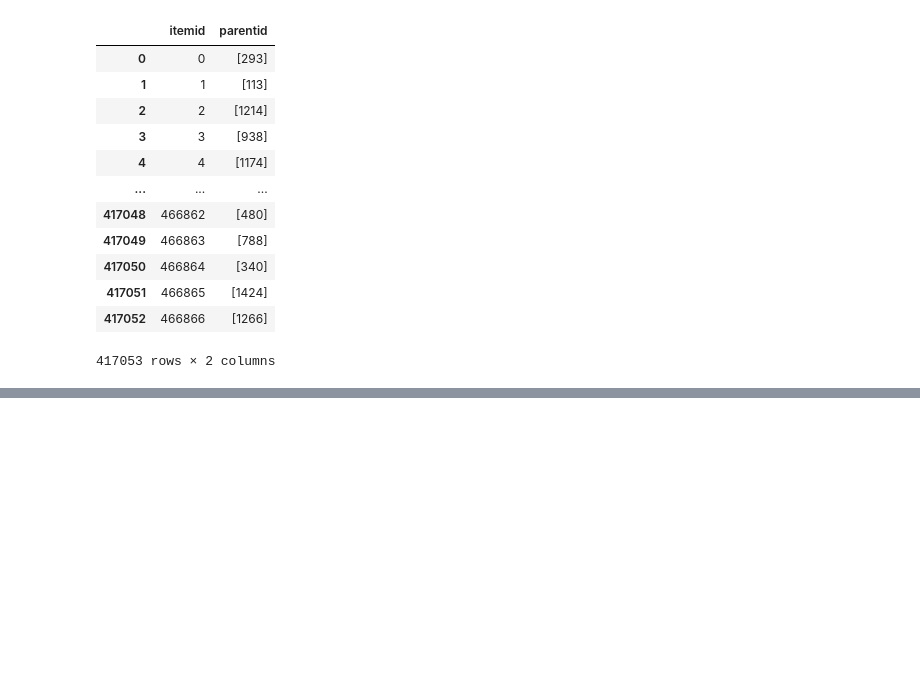
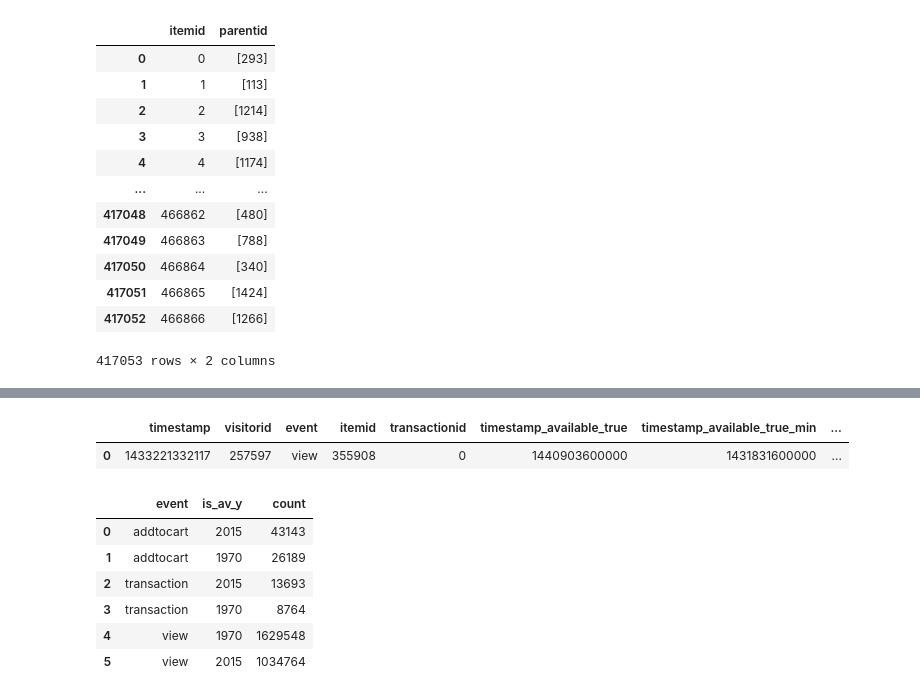
Before and after one commit to AndreyProkofiev/mle-pr-final, a Jupyter notebook: notebooks/eda.ipynb, the cells around one changed output, grey strips where cells are left out. Cells and saved outputs as stored; diff of their text form; code cells hidden in the pictures; blank space fills up the shorter version.

```diff
--- a/notebooks/eda.ipynb
+++ b/notebooks/eda.ipynb
@@ -499,0 +489,13 @@ merged[merged['transactionid']>0]
+# %%
+from datetime import datetime
+def timestamp2date(timestamp):
+    """Converts timestamp into a date."""
+    date = datetime.fromtimestamp(timestamp / 1000)
+    return date.date()
+# %%
+merged.head(1)
+# %% [output]
+|  | timestamp | visitorid | event | itemid | transactionid | timestamp_available_true | timestamp_available_true_min | ... |
+| 0 | 1433221332117 | 257597 | view | 355908 | 0 | 1440903600000 | 1431831600000 | ... |
+# %%
+merged['trans_data'] = merged['timestamp'].apply(timestamp2date)
@@ -499,0 +509,10 @@ merged[merged['transactionid']>0]
+# %%
+merged.groupby('event', as_index=0)['is_av_y'].value_counts()
+# %% [output]
+|  | event | is_av_y | count |
+| 0 | addtocart | 2015 | 43143 |
+| 1 | addtocart | 1970 | 26189 |
+| 2 | transaction | 2015 | 13693 |
+| 3 | transaction | 1970 | 8764 |
+| 4 | view | 1970 | 1629548 |
+| 5 | view | 2015 | 1034764 |
```
Also changed, not shown: parts of 22 cells of this notebook.
